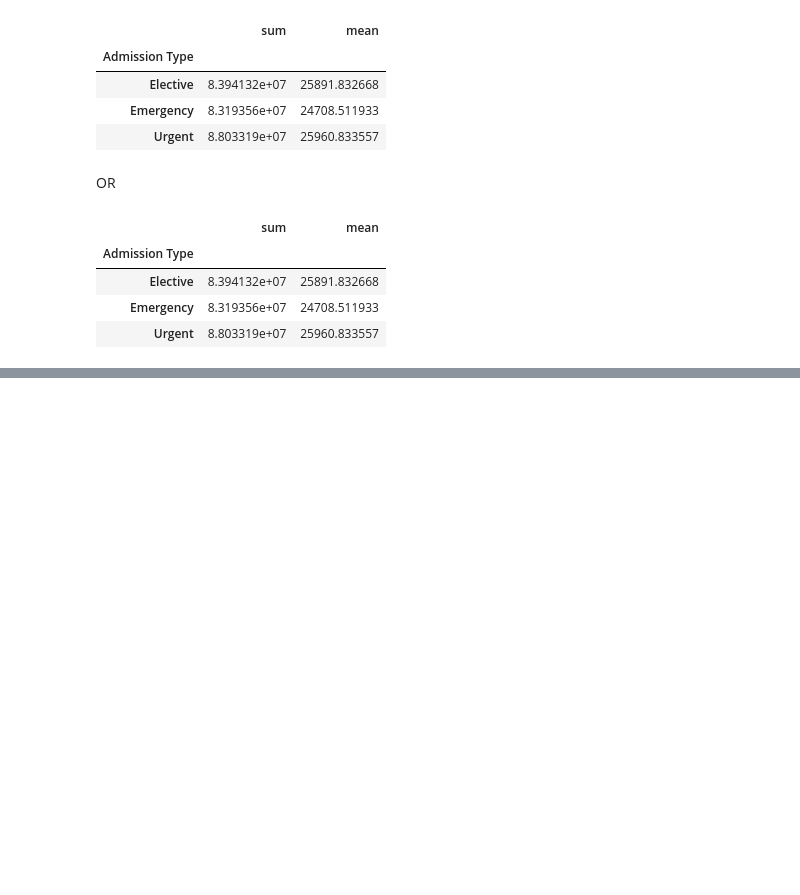
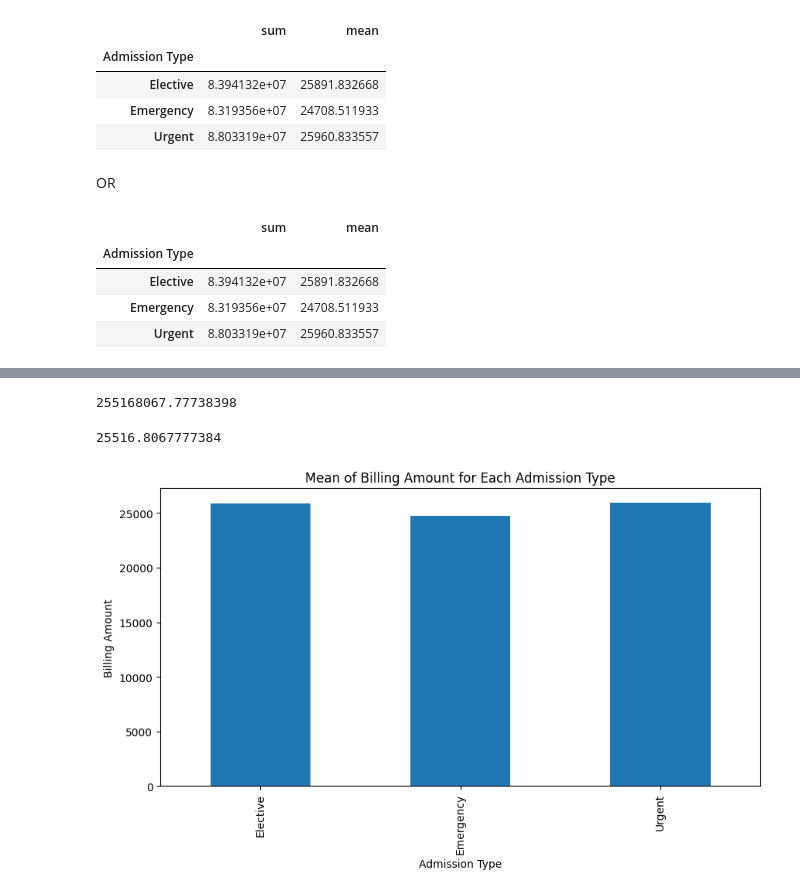
Before and after one commit to chisomruth/Nexascale_bootcamp_session, a Jupyter notebook: Data_exploration_pandas.ipynb, the cells around one changed output, grey strips where cells are left out. Cells and saved outputs as stored; diff of their text form; code cells hidden in the pictures; blank space fills up the shorter version.

```diff
--- a/Data_exploration_pandas.ipynb
+++ b/Data_exploration_pandas.ipynb
@@ -235,0 +233,4 @@ blood_types
+# %%
+#using pivot tables to find the mean of the billing amount for each admission type
+pivot_tables1 = df.pivot_table(values = "Billing Amount", index = "Admission Type")
+pivot_tables1
@@ -235,0 +266,13 @@ blood_types
+# %%
+# confirming the mean and sum of the billing amount column to ensure the Accuracy of the pivot table method
+print(df["Billing Amount"].sum())
+df["Billing Amount"].mean()
+# %% [output]
+255168067.77738398
+25516.8067777384
+# %%
+# plotting the pivot table
+pivot_tables1.plot(kind = "bar", title = "Mean of Billing Amount for Each Admission Type", xlabel = "Admission Type", ylabel = "Billing Amount", figsize = (10, 5), legend = False)
+plt.show()
+# %% [output]
+[figure, added]
```
Also changed, not shown: parts of 37 cells of this notebook.
